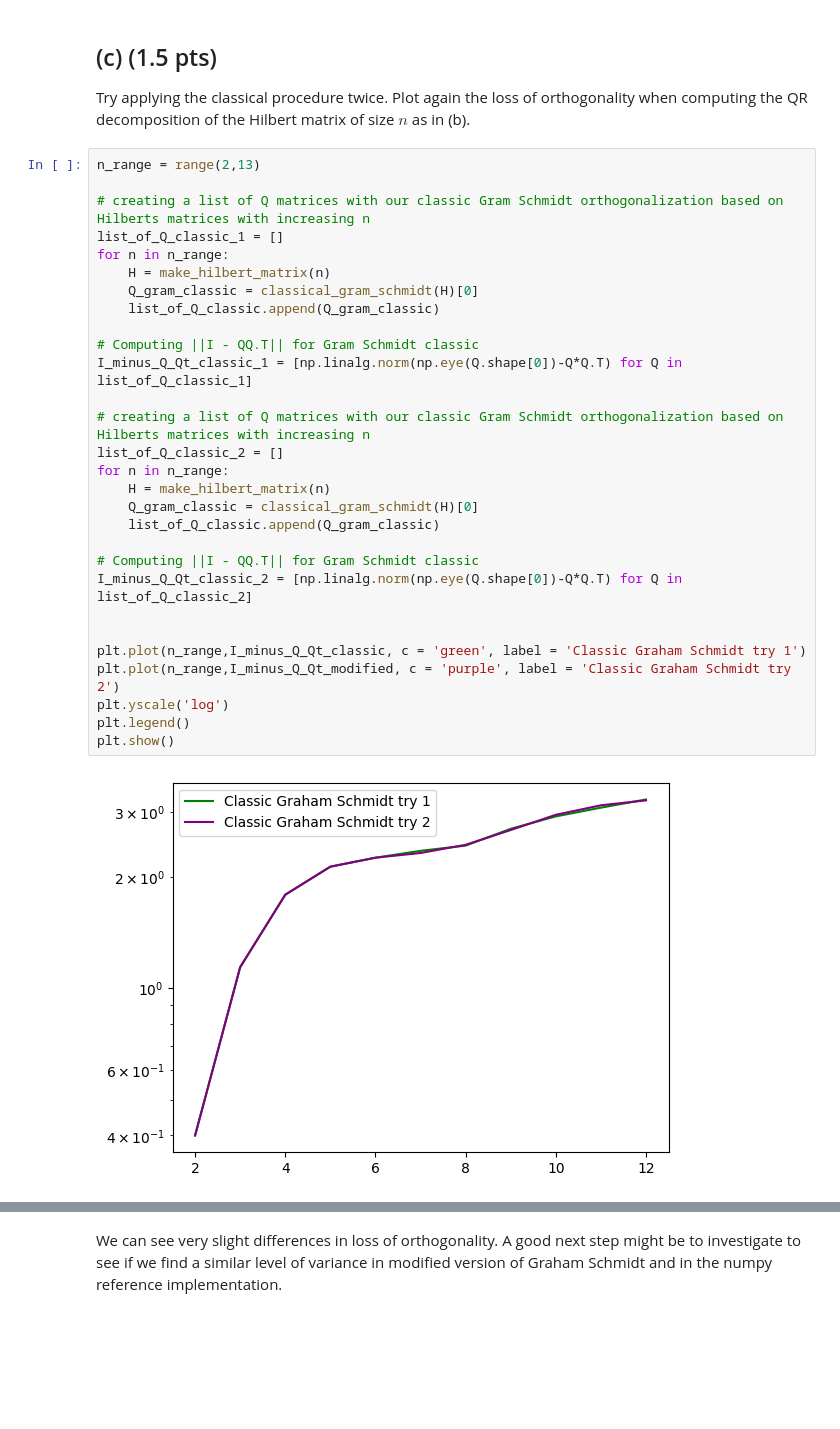
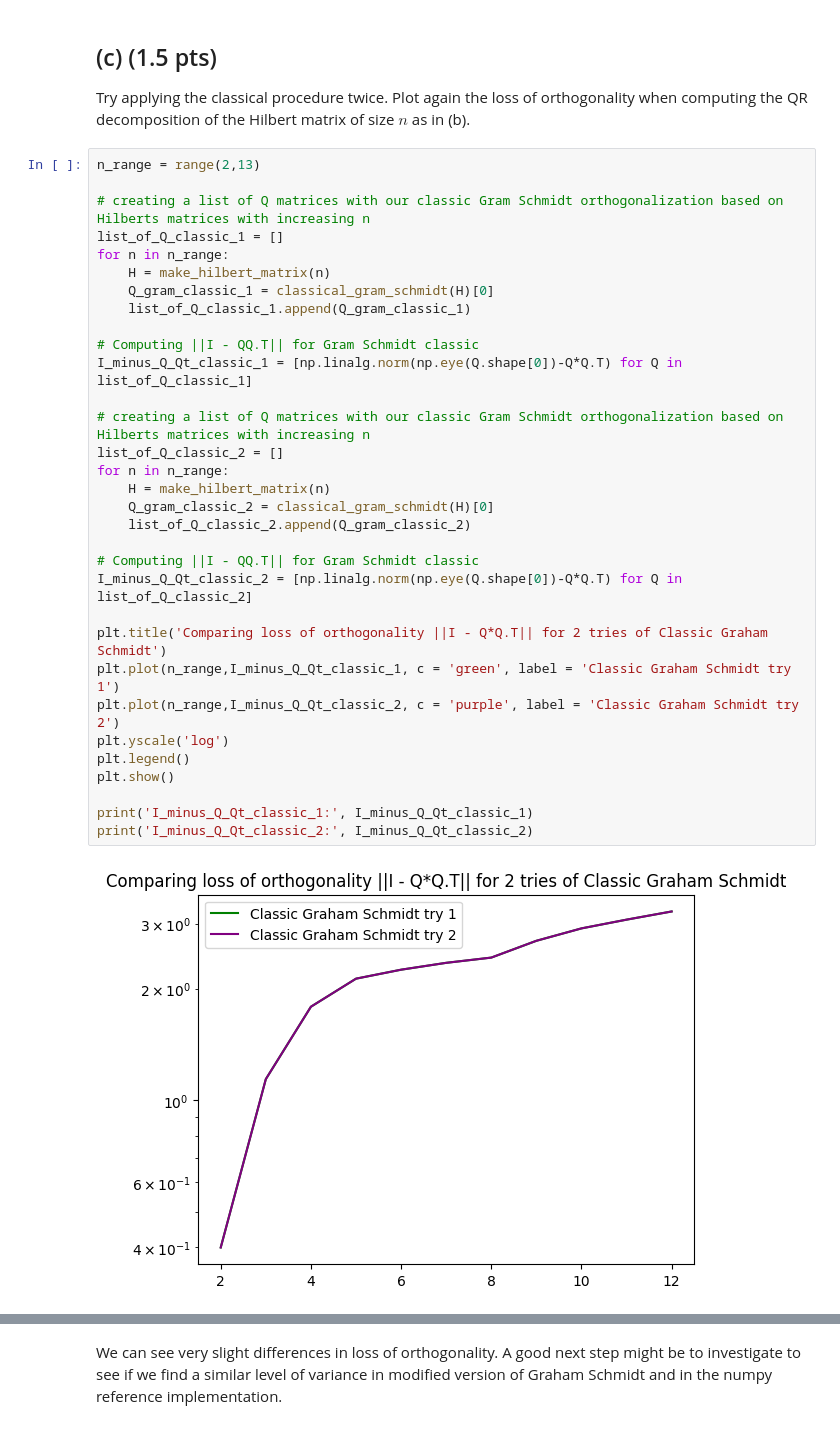
Before and after one commit to NitaiNijholt/NumericalAlgos, a Jupyter notebook: hw3_2023_WIP.ipynb, the cells around one changed output, grey strips where cells are left out. Drawn from its saved outputs; the diff is of its cells as text; blank space fills up the shorter version.

```diff
--- a/hw3_2023_WIP.ipynb
+++ b/hw3_2023_WIP.ipynb
@@ -163,31 +163,34 @@ Try applying the classical procedure twice. Plot again the loss of orthogonality
 # %%
 n_range = range(2,13)
 
 # creating a list of Q matrices with our classic Gram Schmidt orthogonalization based on Hilberts matrices with increasing n
 list_of_Q_classic_1 = []
 for n in n_range:
     H = make_hilbert_matrix(n)
-    Q_gram_classic = classical_gram_schmidt(H)[0]
-    list_of_Q_classic.append(Q_gram_classic)
+    Q_gram_classic_1 = classical_gram_schmidt(H)[0]
+    list_of_Q_classic_1.append(Q_gram_classic_1)
 
 # Computing ||I - QQ.T|| for Gram Schmidt classic
 I_minus_Q_Qt_classic_1 = [np.linalg.norm(np.eye(Q.shape[0])-Q*Q.T) for Q in list_of_Q_classic_1]
 
 # creating a list of Q matrices with our classic Gram Schmidt orthogonalization based on Hilberts matrices with increasing n
 list_of_Q_classic_2 = []
 for n in n_range:
     H = make_hilbert_matrix(n)
-    Q_gram_classic = classical_gram_schmidt(H)[0]
-    list_of_Q_classic.append(Q_gram_classic)
+    Q_gram_classic_2 = classical_gram_schmidt(H)[0]
+    list_of_Q_classic_2.append(Q_gram_classic_2)
 
 # Computing ||I - QQ.T|| for Gram Schmidt classic
 I_minus_Q_Qt_classic_2 = [np.linalg.norm(np.eye(Q.shape[0])-Q*Q.T) for Q in list_of_Q_classic_2]
 
-
-plt.plot(n_range,I_minus_Q_Qt_classic, c = 'green', label = 'Classic Graham Schmidt try 1')
-plt.plot(n_range,I_minus_Q_Qt_modified, c = 'purple', label = 'Classic Graham Schmidt try 2')
+plt.title('Comparing loss of orthogonality ||I - Q*Q.T|| for 2 tries of Classic Graham Schmidt')
+plt.plot(n_range,I_minus_Q_Qt_classic_1, c = 'green', label = 'Classic Graham Schmidt try 1')
+plt.plot(n_range,I_minus_Q_Qt_classic_2, c = 'purple', label = 'Classic Graham Schmidt try 2')
 plt.yscale('log')
 plt.legend()
 plt.show()
+
+print('I_minus_Q_Qt_classic_1:', I_minus_Q_Qt_classic_1)
+print('I_minus_Q_Qt_classic_2:', I_minus_Q_Qt_classic_2)
 # %% [output]
-[figure, old version]
+[figure, new version]
```
Also changed, not shown: parts of 1 cell of this notebook.
